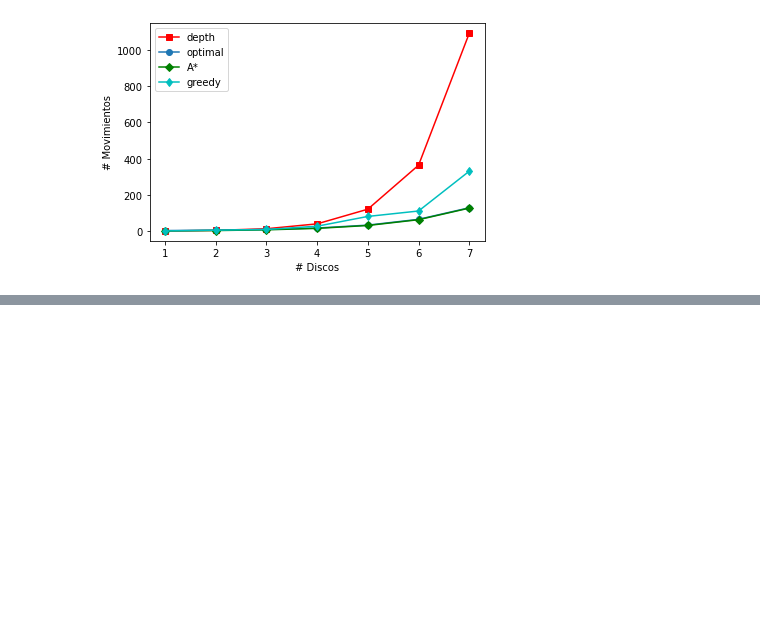
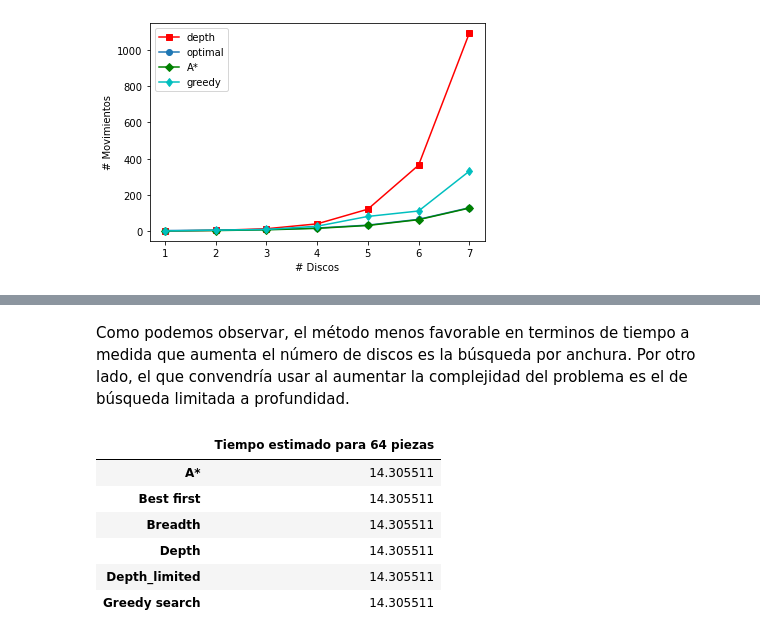
Before and after one commit to anamarigarzon/Proyectos-IA, a Jupyter notebook: Proyecto I/Proyecto_1_Torres_de_Hanoi.ipynb, the cells around one changed output, grey strips where cells are left out. Cells and saved outputs as stored; diff of their text form; code cells hidden in the pictures; blank space fills up the shorter version.

```diff
--- a/Proyecto I/Proyecto_1_Torres_de_Hanoi.ipynb
+++ b/Proyecto I/Proyecto_1_Torres_de_Hanoi.ipynb
@@ -353,0 +373,36 @@ plt.show()
+# %% [markdown]
+Como podemos observar, el método menos favorable en terminos de tiempo a medida que aumenta el número de discos es la búsqueda por anchura. Por otro lado, el que convendría usar al aumentar la complejidad del problema es el de búsqueda limitada a profundidad.
+# %%
+from scipy import interpolate
+f_astar = interpolate.interp1d(t, tiempo_astar, fill_value = "extrapolate")
+astar64 = (f_astar(64))
+
+f_best = interpolate.interp1d(t, tiempo_best, fill_value = "extrapolate")
+best64 = (f_astar(64))
+
+f_breadth = interpolate.interp1d(t, tiempo_breadth, fill_value = "extrapolate")
+breadth64 = (f_astar(64))
+
+f_depth = interpolate.interp1d(t, tiempo_depth, fill_value = "extrapolate")
+depth64 = (f_astar(64))
+
+f_depth_limited = interpolate.interp1d(t, tiempo_depth_limited, fill_value = "extrapolate")
+depthlimited64 = (f_astar(64))
+
+f_greedy = interpolate.interp1d(t, tiempo_greedy, fill_value = "extrapolate")
+greedy64 = (f_astar(64))
+
+columns1 = ["Tiempo estimado para 64 piezas"]
+rows1 = ["A*", "Best first", "Breadth","Depth","Depth_limited","Greedy search"]
+
+data1 = np.array([astar64,best64,breadth64,depth64,depthlimited64,greedy64])
+tiempo_estimado = pd.DataFrame(data=data1, index=rows1, columns=columns1)
+tiempo_estimado
+# %% [output]
+|  | Tiempo estimado para 64 piezas |
+| A* | 14.305511 |
+| Best first | 14.305511 |
+| Breadth | 14.305511 |
+| Depth | 14.305511 |
+| Depth_limited | 14.305511 |
+| Greedy search | 14.305511 |
```
Also changed, not shown: parts of 2 cells of this notebook.
